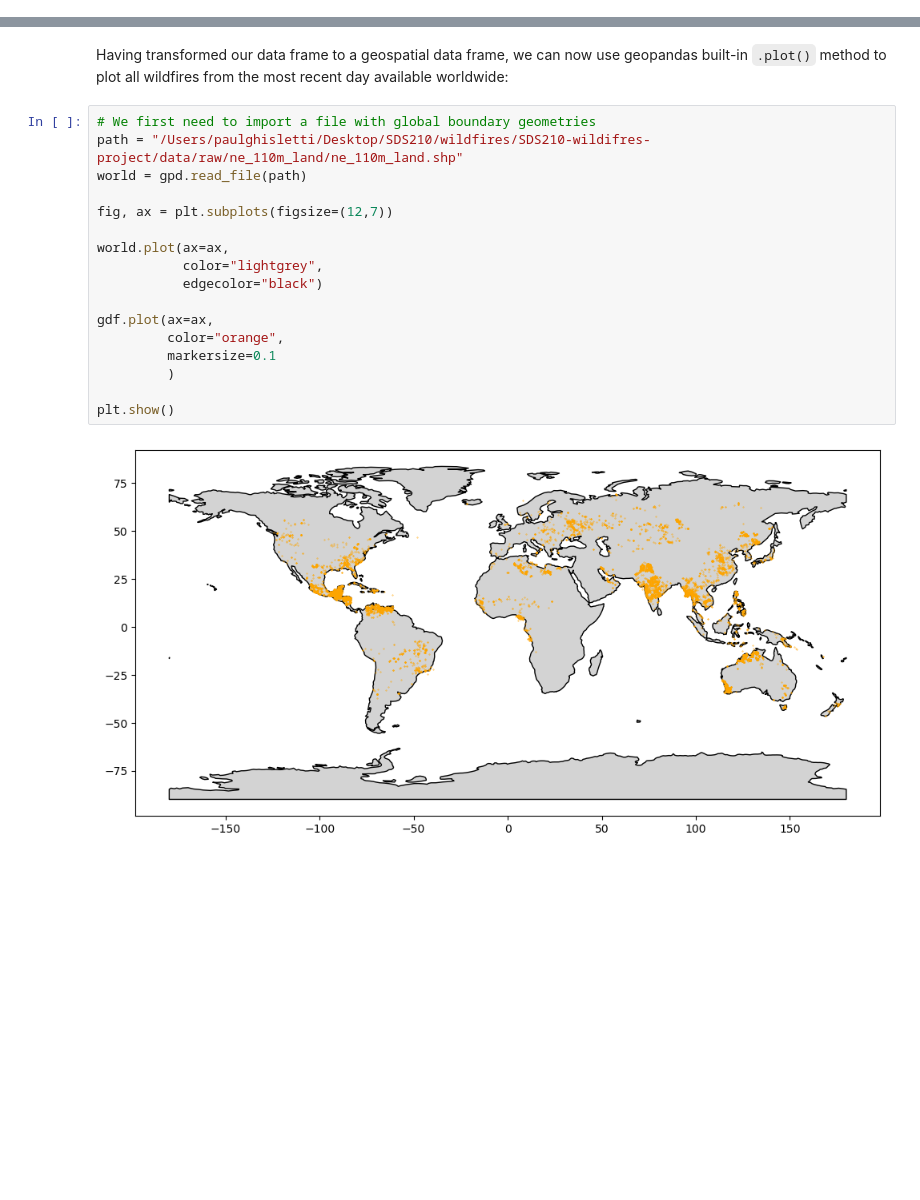
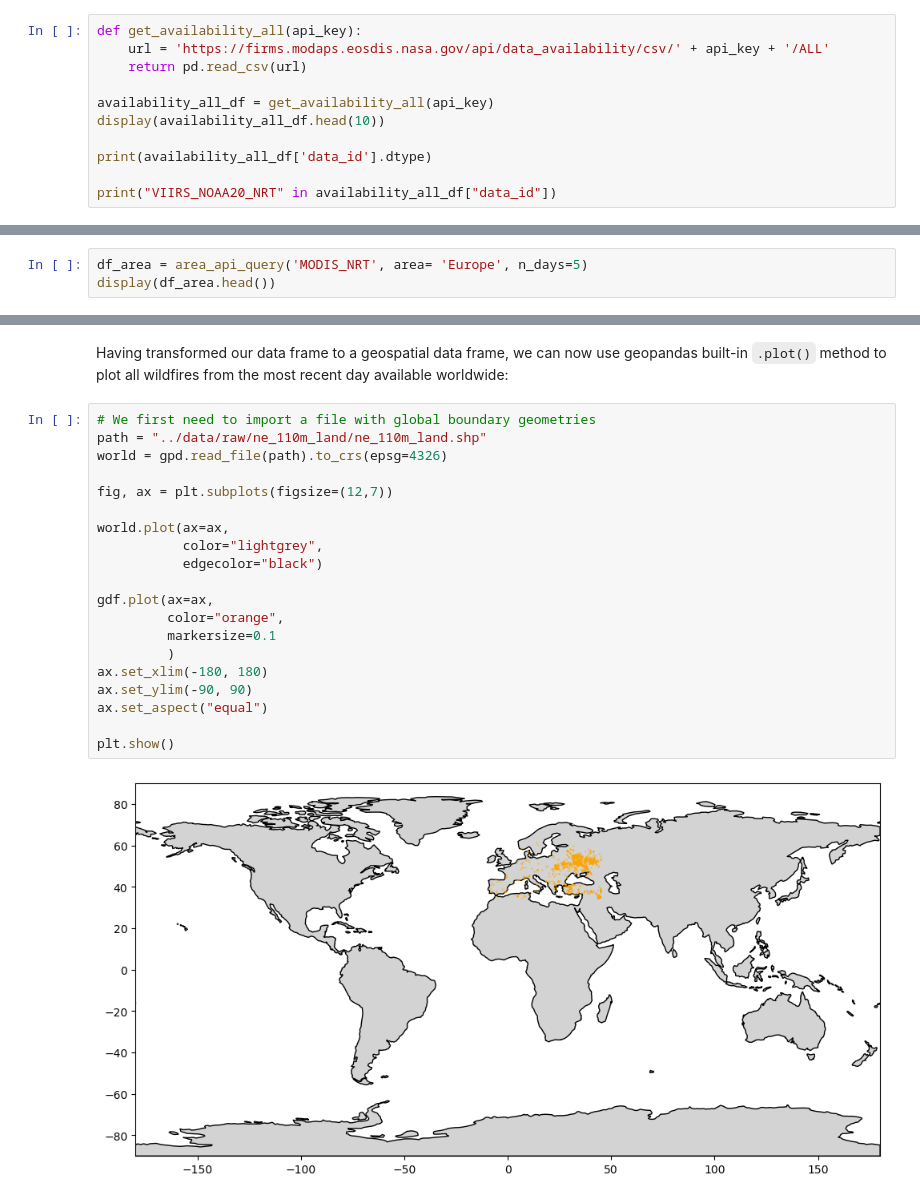
Before and after one commit to paulgeog/SDS210-wildifres-project, a Jupyter notebook: notebooks/wildfires.ipynb, the cells around one changed output, grey strips where cells are left out. Saved outputs shown, nothing was run; the diff lists cells and outputs as text; blank space fills up the shorter version.

```diff
--- a/notebooks/wildfires.ipynb
+++ b/notebooks/wildfires.ipynb
@@ -59,0 +62,11 @@ Our current transaction count is 72
+# %%
+def get_availability_all(api_key):
+    url = 'https://firms.modaps.eosdis.nasa.gov/api/data_availability/csv/' + api_key + '/ALL'
+    return pd.read_csv(url)
+
+availability_all_df = get_availability_all(api_key)
+display(availability_all_df.head(10))
+
+print(availability_all_df['data_id'].dtype)
+
+print("VIIRS_NOAA20_NRT" in availability_all_df["data_id"])
@@ -83,0 +298,3 @@ This query used 36 transactions.
+# %%
+df_area = area_api_query('MODIS_NRT', area= 'Europe', n_days=5)
+display(df_area.head())
@@ -101,20 +330,23 @@ gdf.head(3)
 Having transformed our data frame to a geospatial data frame, we can now use geopandas built-in `.plot()` method to plot all wildfires from the most recent day available worldwide:
 # %%
 # We first need to import a file with global boundary geometries
-path = "/Users/paulghisletti/Desktop/SDS210/wildfires/SDS210-wildifres-project/data/raw/ne_110m_land/ne_110m_land.shp"
-world = gpd.read_file(path)
+path = "../data/raw/ne_110m_land/ne_110m_land.shp"
+world = gpd.read_file(path).to_crs(epsg=4326)
 
 fig, ax = plt.subplots(figsize=(12,7))
 
 world.plot(ax=ax,
            color="lightgrey",
            edgecolor="black")
 
 gdf.plot(ax=ax,
          color="orange",
          markersize=0.1
          )
+ax.set_xlim(-180, 180)
+ax.set_ylim(-90, 90)
+ax.set_aspect("equal")
 
 plt.show()
 # %% [output]
-[figure, old version]
+[figure, new version]
```
Also changed, not shown: parts of 12 cells of this notebook.
